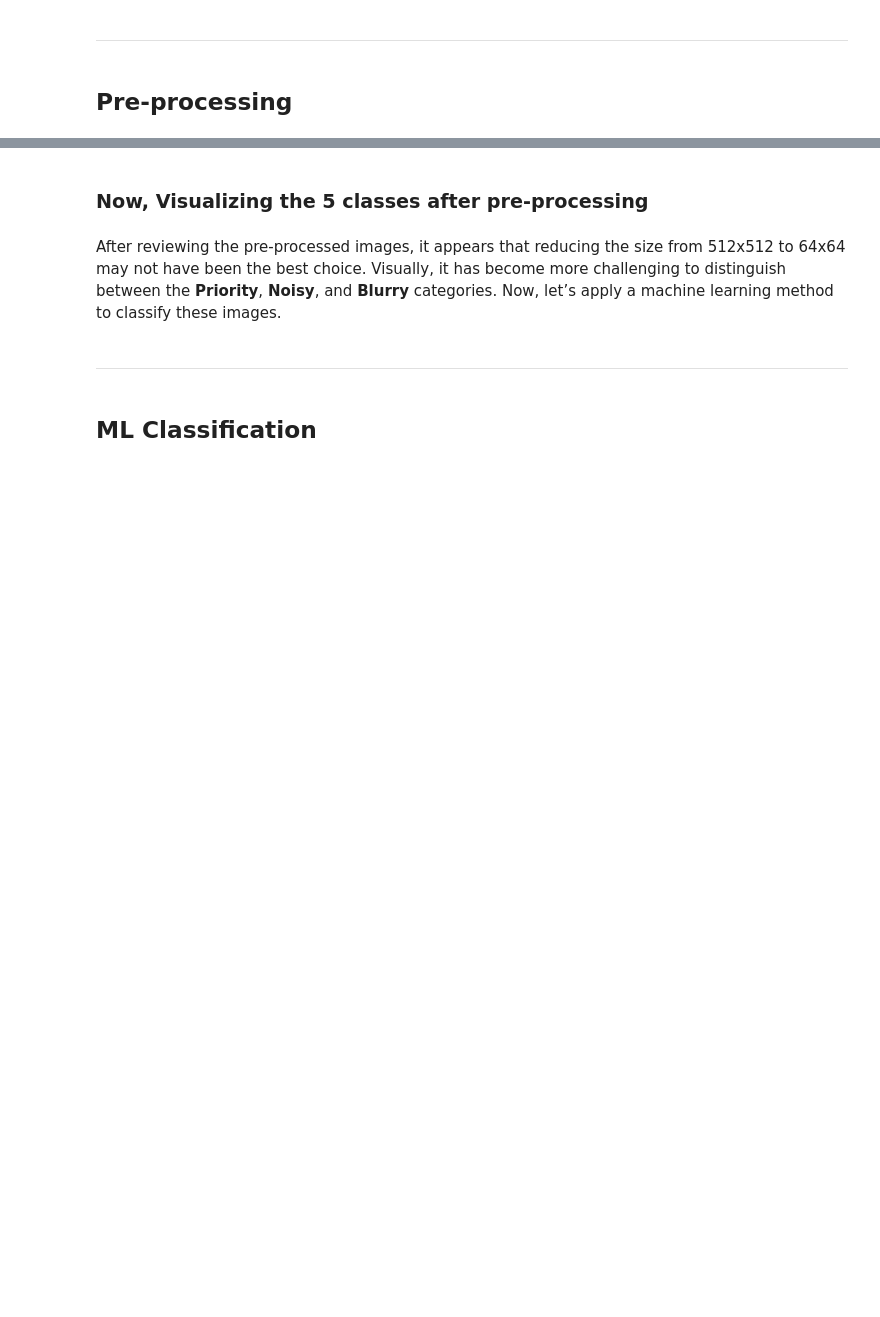
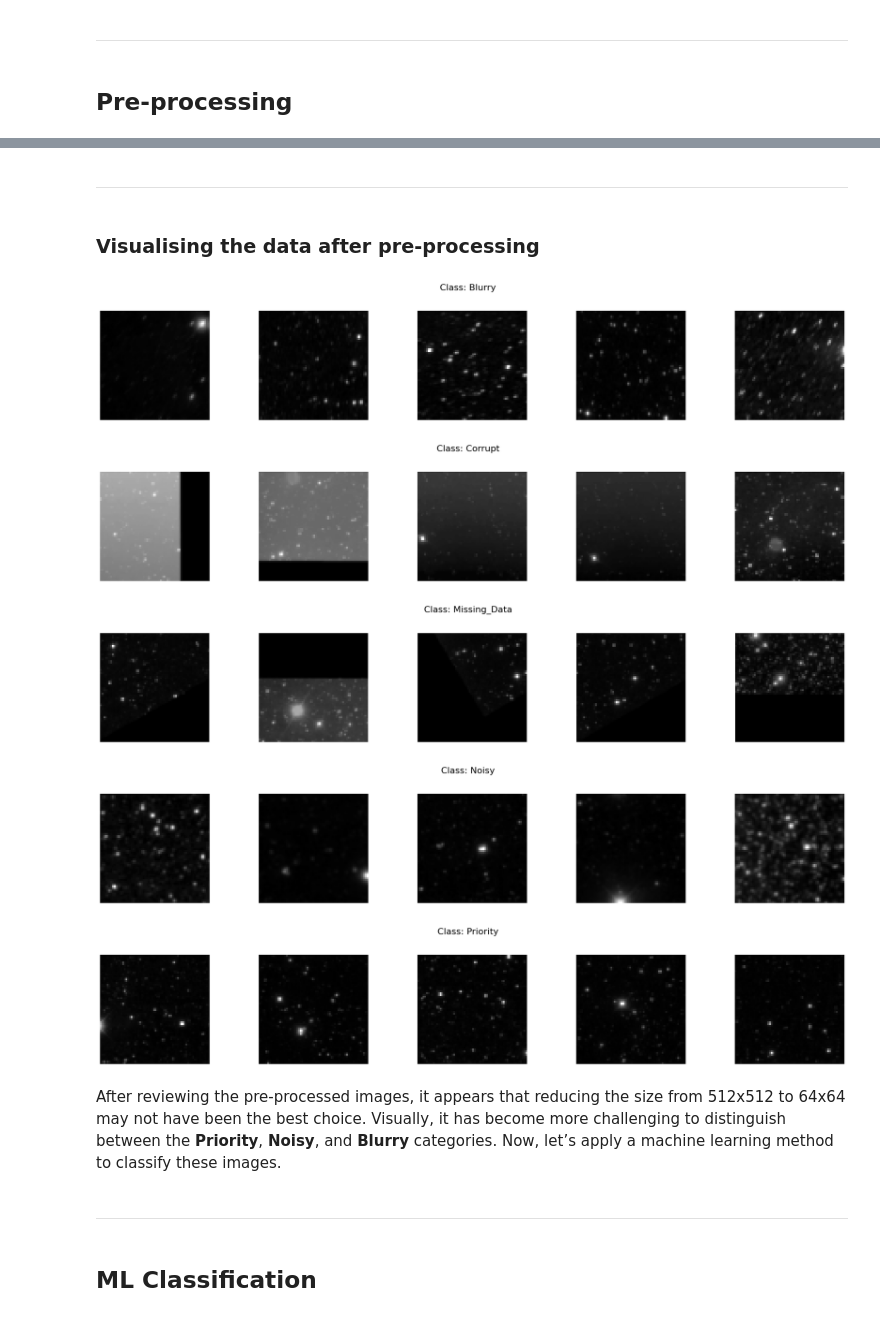
Before and after one commit to Hack4Dev/CubeSat_ImageClassify, a Jupyter notebook: 3-ML.ipynb, the cells around one changed output, grey strips where cells are left out. Saved outputs shown, nothing was run; the diff lists cells and outputs as text; code cells hidden in the pictures; blank space fills up the shorter version.

```diff
--- a/3-ML.ipynb
+++ b/3-ML.ipynb
@@ -12,8 +12,9 @@ First, we’ll load the saved image and label data from the NumPy files.
 import numpy as np  # Importing NumPy for numerical operations and array handling
 
 # Load the training images and labels back from the saved NumPy files
-train_images = np.load('train_images.npy')  # Load image training data
-train_labels = np.load('train_labels.npy')  # Load label training data
-
+train_images = np.load('data/train_images.npy')  # Load image training data
+train_labels = np.load('data/train_labels.npy')  # Load label training data
+val_images = np.load('data/val_images.npy')  # Load image training data
+val_labels = np.load('data/val_labels.npy')  # Load label training data
 
 print("Training Data loaded successfully from NumPy files.")
@@ -66,0 +53,3 @@ train_images_pre = np.array([resize(image, (64, 64), anti_aliasing=True) for ima
+# %%
+train_images_pre = preprocessing_fn_ML(train_images)
+val_images_pre = preprocessing_fn_ML(val_images)
@@ -67,2 +72,4 @@ train_images_pre = np.array([resize(image, (64, 64), anti_aliasing=True) for ima
+# %% [markdown]
+---
 # %% [markdown]
-### Now, Visualizing the 5 classes after pre-processing
+### Visualising the data after pre-processing
@@ -71,44 +76,39 @@ print(train_labels)
 # %%
 import matplotlib.pyplot as plt
-import numpy as np  # Ensure NumPy is imported
 
-# Set the random seed for reproducibility
-np.random.seed(42)
+# Define the class names
+class_names = ["Blurry", "Corrupt", "Missing_Data", "Noisy", "Priority"]
 
-# Class names as a list
-class_names = ['Blurry', 'Corrupt', 'Missing Data', 'Noisy', 'Priority']
+# Get the unique labels in the training set
+unique_labels = np.unique(train_labels)
 
-# Number of images per class to display
-num_images_per_class = 5
+# Display the first 5 images for each class after preprocessing
+for label in unique_labels:
+    # Find the indices of images belonging to the current class
+    class_indices = np.where(train_labels == label)[0]
 
-# Prepare the figure with appropriate size
-fig, axes = plt.subplots(nrows=5, ncols=num_images_per_class, figsize=(15, 10))
+    # Select the first 5 images of this class
+    num_images_to_display = min(5, len(class_indices))
+    selected_indices = class_indices[:num_images_to_display]
+    selected_images = train_images_pre[selected_indices]  # Already preprocessed images
 
-for class_index, class_name in enumerate(class_names):
-    # Get indices of images belonging to the current class
-    indices = np.where(train_labels == class_index)[0]
-    # Randomly select image indices using the fixed seed
-    selected_indices = np.random.choice(indices, size=num_images_per_class, replace=False)
-    for i, img_index in enumerate(selected_indices):
-        # Get the corresponding image
-        img = train_images_pre[img_index]
-        # Access the appropriate axes
-        ax = axes[class_index, i]
-        # Display the image
-        ax.imshow(img, cmap='gray')
-        # Turn off axis ticks and labels
-        ax.set_xticks([])
-        ax.set_yticks([])
-        # Remove the frame
-        for spine in ax.spines.values():
-            spine.set_visible(False)
-    # Set the class label on the left of the row
-    axes[class_index, 0].set_ylabel(class_name, rotation=90, size='large', labelpad=20, va='center')
+    # Plot the selected images
+    fig, axes = plt.subplots(1, num_images_to_display, figsize=(20, 4))
+    fig.suptitle(f'Class: {class_names[label]}', fontsize=16)
+    fig.tight_layout(rect=[0, 0.03, 1, 0.95])
 
-# Adjust the subplot parameters to make room for the labels
-plt.subplots_adjust(left=0.1, right=0.9, top=0.9, bottom=0.1, wspace=0.05, hspace=0.05)
+    for i, ax in enumerate(axes):
+        ax.imshow(selected_images[i].reshape(64, 64), cmap='gray')  # Reshape and use grayscale colormap
+        ax.axis('off')
 
-plt.show()
+    plt.show()
+    print()
+# %% [output]
+[figure, added]
+[figure, added]
+[figure, added]
+[figure, added]
+[figure, added]
 # %% [markdown]
 After reviewing the pre-processed images, it appears that reducing the size from 512x512 to 64x64 may not have been the best choice. Visually, it has become more challenging to distinguish between the **Priority**, **Noisy**, and **Blurry** categories. Now, let’s apply a machine learning method to classify these images.
 # %% [markdown]
```
Also changed, not shown: parts of 28 cells of this notebook, 9 other files.
